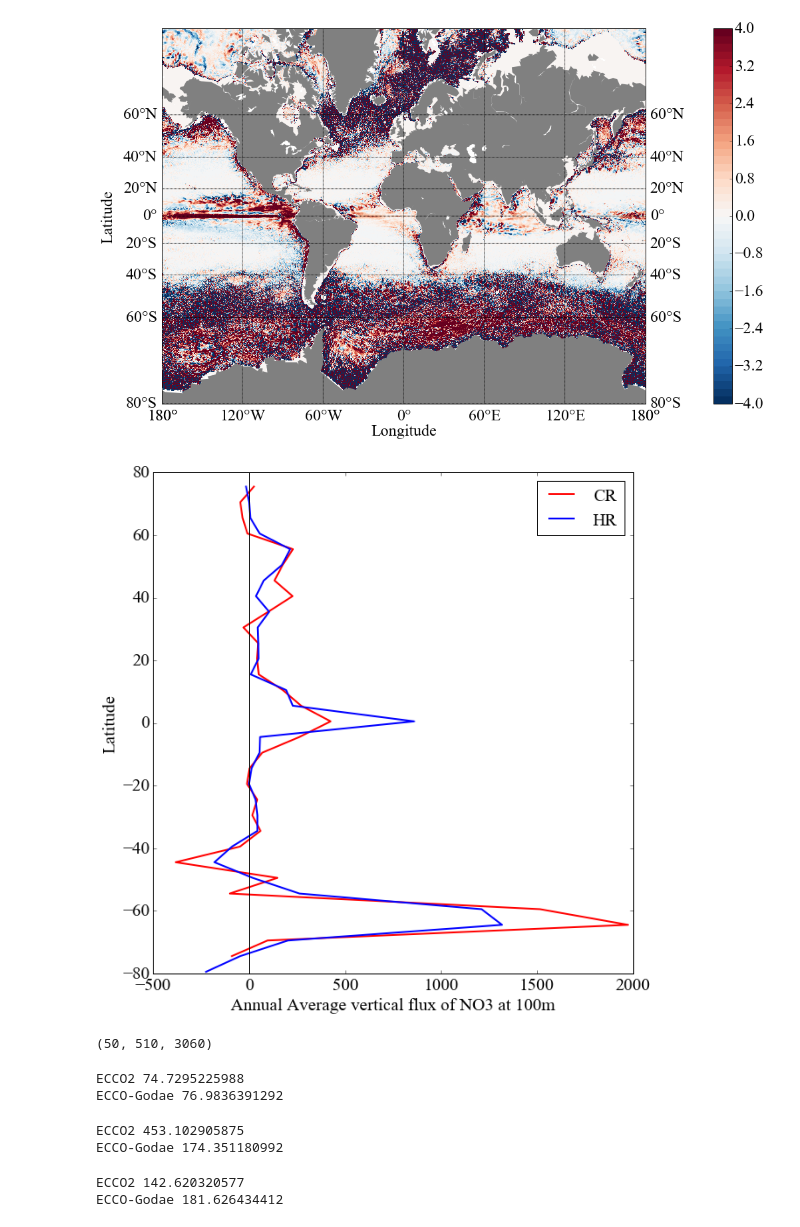
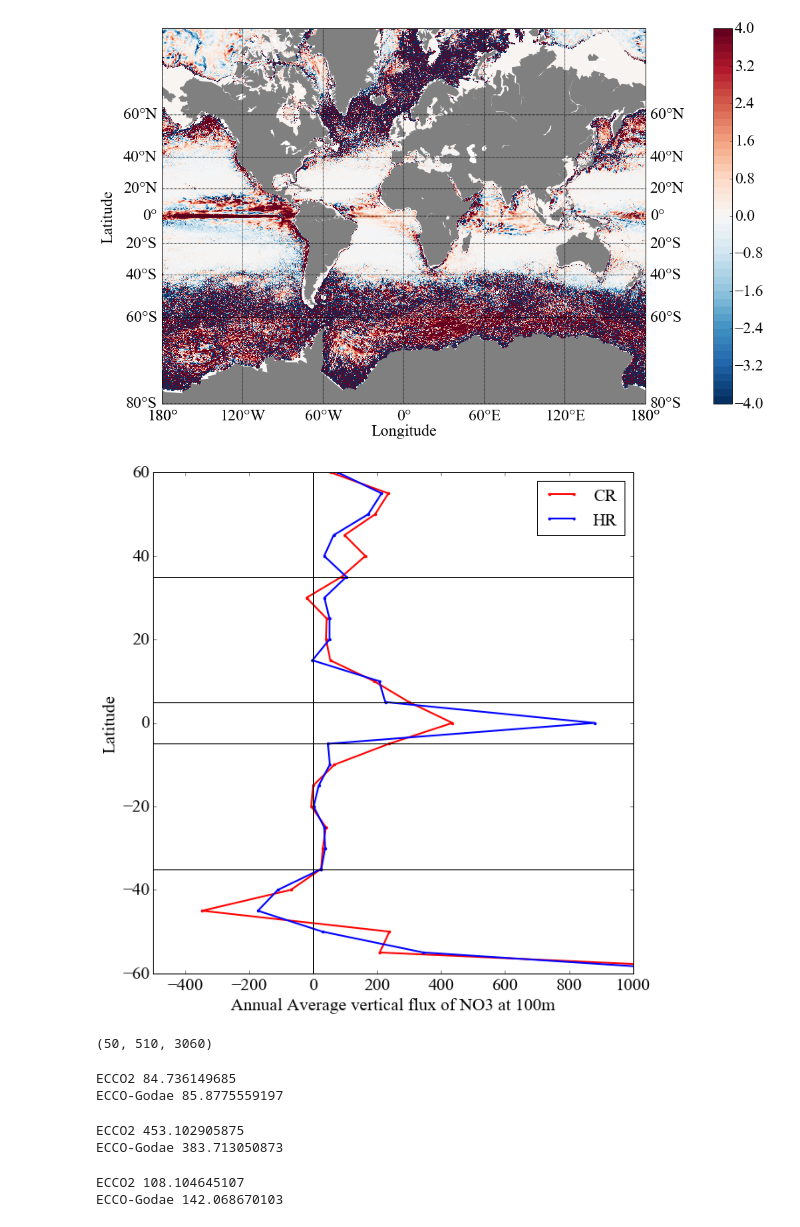
Before and after one commit to sophieclayton/model_comparison, a Jupyter notebook: python_figures/upflux_100m.ipynb, the cells around one changed output. Saved outputs shown, nothing was run; the diff lists cells and outputs as text; code cells hidden in the pictures.

```diff
--- a/python_figures/upflux_100m.ipynb
+++ b/python_figures/upflux_100m.ipynb
@@ -126,7 +126,7 @@ plt.show()
 # EG
 CRHFmask = CRmask *HFCR*RA
 binsize = 5
-ybin = np.arange(-79.5, 79.5, binsize)
+ybin = np.arange(-60, 60+binsize, binsize)
 
 binnedcr = np.empty([len(ybin)])
 numobs = np.empty([len(ybin)])
@@ -135,11 +135,11 @@ areacr = np.empty([len(ybin)])
 for i in range(len(ybin)):
     lat = ybin[i]
 
-    nn = len((YC>lat-binsize/2) & (YC<=lat +binsize/2))
+    nn = len((YC>=lat-binsize/2) & (YC<lat +binsize/2))
     if nn > 0:
         #print YC[[(YC>(lat-binsize/2)) & (YC<(lat +binsize/2))]]
-        areacr[i] = np.nansum(RA[(YC>lat-binsize/2) & (YC<lat +binsize/2)])
-        binnedcr[i] = np.nansum(CRHFmask[(YC>lat-binsize/2) & (YC<lat +binsize/2)])/areacr[i]
+        areacr[i] = np.nansum(RA[(YC>=lat-binsize/2) & (YC<lat +binsize/2)])
+        binnedcr[i] = np.nansum(CRHFmask[(YC>=lat-binsize/2) & (YC<lat +binsize/2)])/areacr[i]
         numobs[i] = nn
 
     else:
@@ -148,39 +148,44 @@ for i in range(len(ybin)):
 
 # E2
 HRHFmask = HRmask *HFHR[0,:,:]*RAC
 
 binnedhr = np.empty([len(ybin)])
 numobs = np.empty([len(ybin)])
 areahr = np.empty([len(ybin)])
 
 for i in range(len(ybin)):
     lat = ybin[i]
 
-    nn = len((YG>lat-binsize/2) & (YG<=lat +binsize/2))
+    nn = len((YG>=lat-binsize/2) & (YG<lat +binsize/2))
     if nn > 0:
         #print YC[[(YC>(lat-binsize/2)) & (YC<(lat +binsize/2))]]
-        areahr[i] = np.nansum(RAC[(YG>lat-binsize/2) & (YG<lat +binsize/2)])
-        binnedhr[i] = np.nansum(HRHFmask[(YG>lat-binsize/2) & (YG<lat +binsize/2)])/areahr[i]
+        areahr[i] = np.nansum(RAC[(YG>=lat-binsize/2) & (YG<lat +binsize/2)])
+        binnedhr[i] = np.nansum(HRHFmask[(YG>=lat-binsize/2) & (YG<lat +binsize/2)])/areahr[i]
         numobs[i] = nn
 
     else:
         binnedhr[i] = np.nan
         numobs[i] = np.nan
 
 s_to_y = 365
 
 fig3 = plt.figure(3, figsize=(9,9), dpi = 600)
 
-plt.plot(binnedcr*s_to_y, ybin,'-r', label = 'CR', lw =2)
-plt.plot(binnedhr*s_to_y, ybin,'-b',label= 'HR',lw = 2)
+plt.plot(binnedcr*s_to_y, ybin,'.-r', label = 'CR', lw =2)
+plt.plot(binnedhr*s_to_y, ybin,'.-b',label= 'HR',lw = 2)
 plt.ylabel('Latitude', fontsize=20)
 plt.legend(fontsize = 20)
 plt.tick_params(axis='both', which='major', labelsize=20)
 plt.xlabel(r'Annual Average vertical flux of NO3 at 100m', fontsize=20)
 plt.axvline(0, color='k')
+plt.axhline(35, color='k')
+plt.axhline(5, color='k')
+plt.axhline(-5, color='k')
+plt.axhline(-35, color='k')
+plt.axis([-500, 1000, -60, 60])
 plt.show()
 # %% [output]
-[figure, old version]
+[figure, new version]
 # %%
 print np.shape(HFHR)
 # %% [output]
@@ -188,45 +193,55 @@ print np.shape(HFHR)
 # %%
 # SUBTROPICS - N Hemisphere
 
+latmin = 5
+latmax = 35
+
 HRint = HRWN[1,:,:]*HFHR[0,:,:]*RAC
-subset = HRint[(YG>5) & (YG<35)]
-print 'ECCO2', np.nansum(subset)*365/(np.sum(RAC[(YG>5) & (YG<40)]))
+subset = HRint[(YG>latmin) & (YG<latmax)]
+print 'ECCO2', np.nansum(subset)*365/(np.sum(RAC[(YG>latmin) & (YG<latmax)]))
 
 
 CRint = CRWN[1,:,:]*HFCR*RA
-subset = CRint[(YC>5) & (YC<40)]
-print 'ECCO-Godae', np.nansum(subset)*365/(np.sum(RA[(YC>5) & (YC<40)]))
+subset = CRint[(YC>latmin) & (YC<latmax)]
+print 'ECCO-Godae', np.nansum(subset)*365/(np.sum(RA[(YC>latmin) & (YC<latmax)]))
 # %% [output]
-ECCO2 74.7295225988
-ECCO-Godae 76.9836391292
+ECCO2 84.736149685
+ECCO-Godae 85.8775559197
 # %%
 # EQUATORIAL UPWELLING
 
+latmin =-5
+latmax = 5
+
 HRint = HRWN[1,:,:]*HFHR[0,:,:]*RAC
-subset = HRint[(YG>-5) & (YG<5)]
-print 'ECCO2', np.nansum(subset)*365/(np.sum(RAC[(YG>-5) & (YG<5)]))
+subset = HRint[(YG>latmin) & (YG<latmax)]
+print 'ECCO2', np.nansum(subset)*365/(np.sum(RAC[(YG>latmin) & (YG<latmax)]))
 
 
 CRint = CRWN[1,:,:]*HFCR*RA
-subset = CRint[(YC>-2) & (YC<2)]
-print 'ECCO-Godae', np.nansum(subset)*365/(np.sum(RA[(YC>-5) & (YC<5)]))
+subset = CRint[(YC>latmin) & (YC<latmax)]
+print 'ECCO-Godae', np.nansum(subset)*365/(np.sum(RA[(YC>latmin) & (YC<latmax)]))
 # %% [output]
 ECCO2 453.102905875
-ECCO-Godae 174.351180992
+ECCO-Godae 383.713050873
 # %%
 # SUBPOLAR - N Hemisphere
 # this is in mmol NO3/m2/year
 
+latmin=35
+latmax = 60
+
 HRint = HRWN[1,:,:]*HFHR[0,:,:]*RAC
-subset = HRint[(YG>35) & (YG<60)]
-print 'ECCO2', np.nansum(subset)*365/(np.sum(RAC[(YG>40) & (YG<60)]))
+subset = HRint[(YG>latmin) & (YG<latmax)]
+print 'ECCO2', np.nansum(subset)*365/(np.sum(RAC[(YG>latmin) & (YG<latmax)]))
+
 
 CRint = CRWN[1,:,:]*HFCR*RA
-subset = CRint[(YC>40) & (YC<60)]
-print 'ECCO-Godae', np.nansum(subset)*365/(np.sum(RA[(YC>40) & (YC<60)]))
+subset = CRint[(YC>latmin) & (YC<latmax)]
+print 'ECCO-Godae', np.nansum(subset)*365/(np.sum(RA[(YC>latmin) & (YC<latmax)]))
 # %% [output]
-ECCO2 142.620320577
-ECCO-Godae 181.626434412
+ECCO2 108.104645107
+ECCO-Godae 142.068670103
 # %%
 # SUBTROPICS - S Hemisphere
 
```
Also changed, not shown: parts of 2 cells of this notebook, 2 other files.
